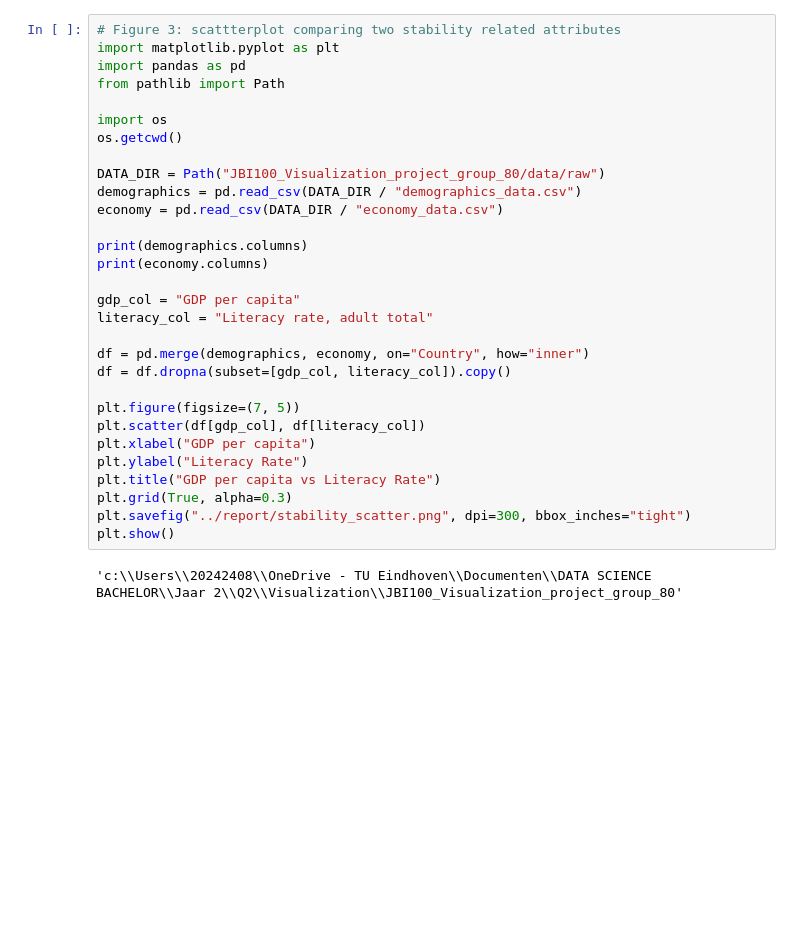
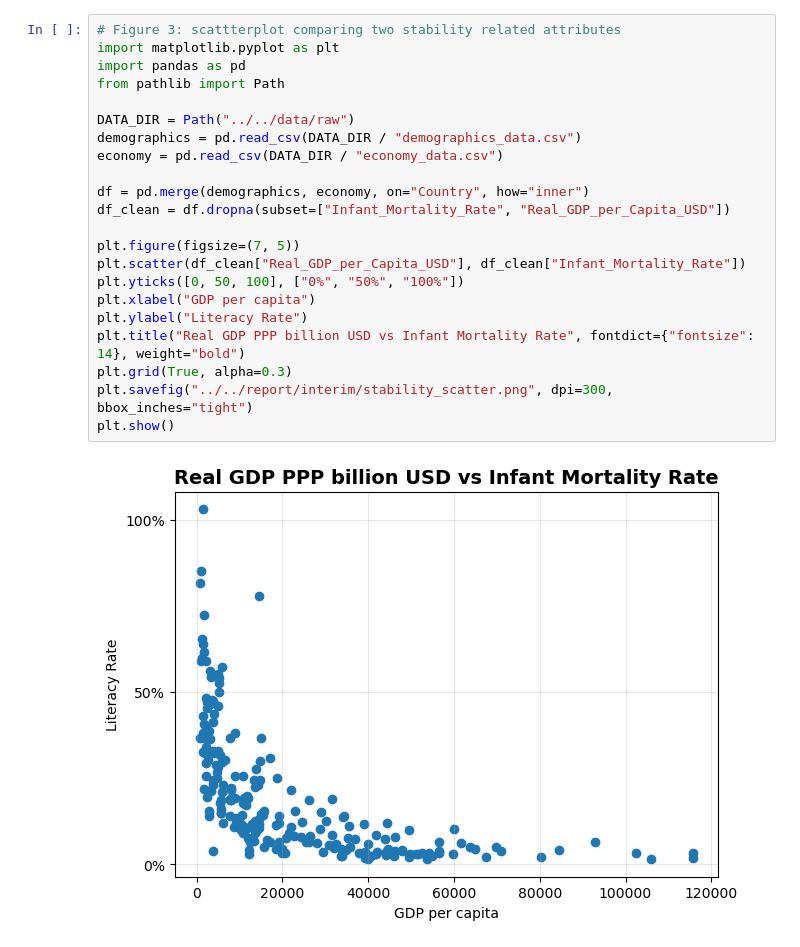
Before and after one commit to Pepikamp/JBI100_Visualization_project_group_80, a Jupyter notebook: src/visuals/Scatterplot figure 3 interim.ipynb, the cells around one changed output. Cells and saved outputs as stored; diff of their text form; blank space fills up the shorter version.

```diff
--- a/src/visuals/Scatterplot figure 3 interim.ipynb
+++ b/src/visuals/Scatterplot figure 3 interim.ipynb
@@ -1,32 +1,24 @@
 # %%
 # Figure 3: scattterplot comparing two stability related attributes
 import matplotlib.pyplot as plt
 import pandas as pd
 from pathlib import Path
 
-import os
-os.getcwd()
-
-DATA_DIR = Path("JBI100_Visualization_project_group_80/data/raw")
+DATA_DIR = Path("../../data/raw")
 demographics = pd.read_csv(DATA_DIR / "demographics_data.csv")
 economy = pd.read_csv(DATA_DIR / "economy_data.csv")
 
-print(demographics.columns)
-print(economy.columns)
-
-gdp_col = "GDP per capita"
-literacy_col = "Literacy rate, adult total"
-
 df = pd.merge(demographics, economy, on="Country", how="inner")
-df = df.dropna(subset=[gdp_col, literacy_col]).copy()
+df_clean = df.dropna(subset=["Infant_Mortality_Rate", "Real_GDP_per_Capita_USD"])
 
 plt.figure(figsize=(7, 5))
-plt.scatter(df[gdp_col], df[literacy_col])
+plt.scatter(df_clean["Real_GDP_per_Capita_USD"], df_clean["Infant_Mortality_Rate"])
+plt.yticks([0, 50, 100], ["0%", "50%", "100%"])
 plt.xlabel("GDP per capita")
 plt.ylabel("Literacy Rate")
-plt.title("GDP per capita vs Literacy Rate")
+plt.title("Real GDP PPP billion USD vs Infant Mortality Rate", fontdict={"fontsize": 14}, weight="bold")
 plt.grid(True, alpha=0.3)
-plt.savefig("../report/stability_scatter.png", dpi=300, bbox_inches="tight")
+plt.savefig("../../report/interim/stability_scatter.png", dpi=300, bbox_inches="tight")
 plt.show()
 # %% [output]
-'c:\\Users\\20242408\\OneDrive - TU Eindhoven\\Documenten\\DATA SCIENCE BACHELOR\\Jaar 2\\Q2\\Visualization\\JBI100_Visualization_project_group_80'
+[figure, added]
```
